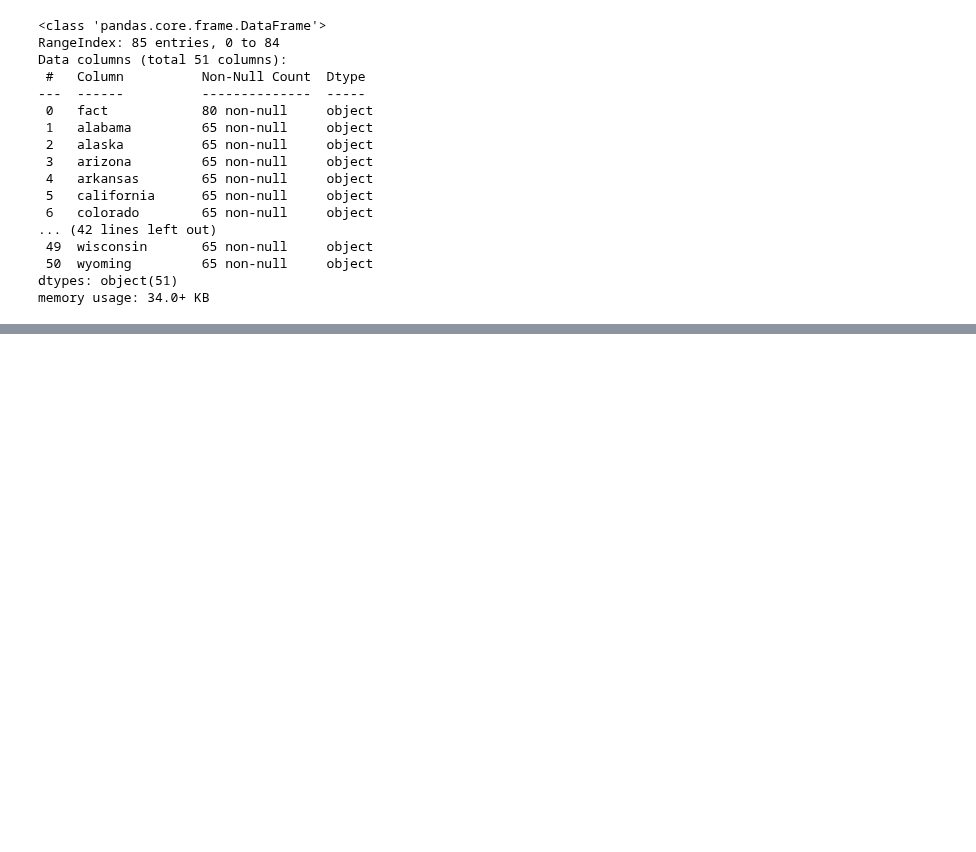
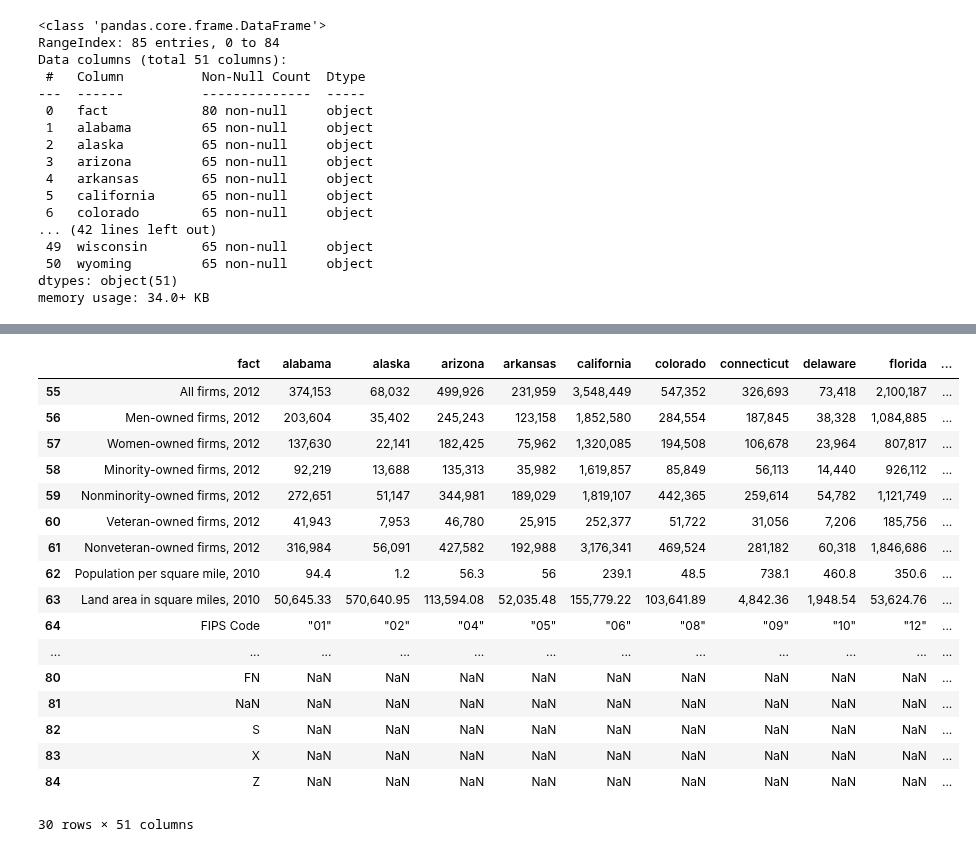
Before and after one commit to BigBossTunde/Project---investigate-a-Dataset, a Jupyter notebook: Project - Investigate a Data Set.ipynb, the cells around one changed output, grey strips where cells are left out. Cells and saved outputs as stored; diff of their text form; code cells hidden in the pictures; blank space fills up the shorter version.

```diff
--- a/Project - Investigate a Data Set.ipynb
+++ b/Project - Investigate a Data Set.ipynb
@@ -262,7 +262,3 @@ Data columns (total 51 columns):
  50  wyoming         65 non-null     object
 dtypes: object(51)
 memory usage: 34.0+ KB
-# %%
-column_conversions = US_Census_Data.iloc[:, np.r_[1:51]]
-for b in column_conversions:
-    US_Census_Data[b] = US_Census_Data[b].astype(int)
@@ -275,0 +306,21 @@ ValueError: Number of columns must be a positive integer, not 0
+# %%
+US_Census_Data.tail(30)
+# %% [output]
+|  | fact | alabama | alaska | arizona | arkansas | california | colorado | connecticut | delaware | florida | ... |
+| 55 | All firms, 2012 | 374,153 | 68,032 | 499,926 | 231,959 | 3,548,449 | 547,352 | 326,693 | 73,418 | 2,100,187 | ... |
+| 56 | Men-owned firms, 2012 | 203,604 | 35,402 | 245,243 | 123,158 | 1,852,580 | 284,554 | 187,845 | 38,328 | 1,084,885 | ... |
+| 57 | Women-owned firms, 2012 | 137,630 | 22,141 | 182,425 | 75,962 | 1,320,085 | 194,508 | 106,678 | 23,964 | 807,817 | ... |
+| 58 | Minority-owned firms, 2012 | 92,219 | 13,688 | 135,313 | 35,982 | 1,619,857 | 85,849 | 56,113 | 14,440 | 926,112 | ... |
+| 59 | Nonminority-owned firms, 2012 | 272,651 | 51,147 | 344,981 | 189,029 | 1,819,107 | 442,365 | 259,614 | 54,782 | 1,121,749 | ... |
+| 60 | Veteran-owned firms, 2012 | 41,943 | 7,953 | 46,780 | 25,915 | 252,377 | 51,722 | 31,056 | 7,206 | 185,756 | ... |
+| 61 | Nonveteran-owned firms, 2012 | 316,984 | 56,091 | 427,582 | 192,988 | 3,176,341 | 469,524 | 281,182 | 60,318 | 1,846,686 | ... |
+| 62 | Population per square mile, 2010 | 94.4 | 1.2 | 56.3 | 56 | 239.1 | 48.5 | 738.1 | 460.8 | 350.6 | ... |
+| 63 | Land area in square miles, 2010 | 50,645.33 | 570,640.95 | 113,594.08 | 52,035.48 | 155,779.22 | 103,641.89 | 4,842.36 | 1,948.54 | 53,624.76 | ... |
+| 64 | FIPS Code | "01" | "02" | "04" | "05" | "06" | "08" | "09" | "10" | "12" | ... |
+| ... | ... | ... | ... | ... | ... | ... | ... | ... | ... | ... | ... |
+| 80 | FN | NaN | NaN | NaN | NaN | NaN | NaN | NaN | NaN | NaN | ... |
+| 81 | NaN | NaN | NaN | NaN | NaN | NaN | NaN | NaN | NaN | NaN | ... |
+| 82 | S | NaN | NaN | NaN | NaN | NaN | NaN | NaN | NaN | NaN | ... |
+| 83 | X | NaN | NaN | NaN | NaN | NaN | NaN | NaN | NaN | NaN | ... |
+| 84 | Z | NaN | NaN | NaN | NaN | NaN | NaN | NaN | NaN | NaN | ... |
+30 rows × 51 columns
```
Also changed, not shown: parts of 11 cells of this notebook, 1 other file.
